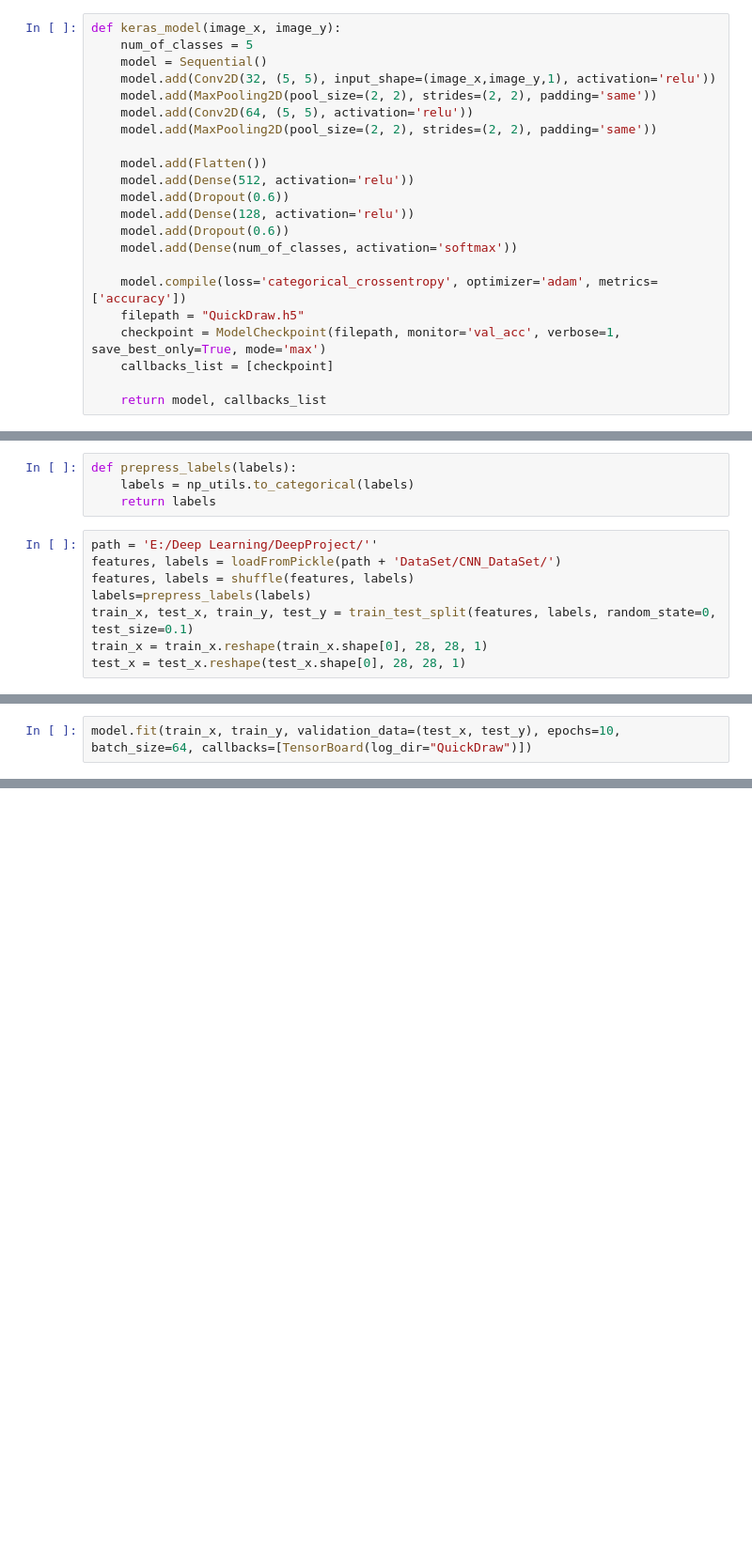
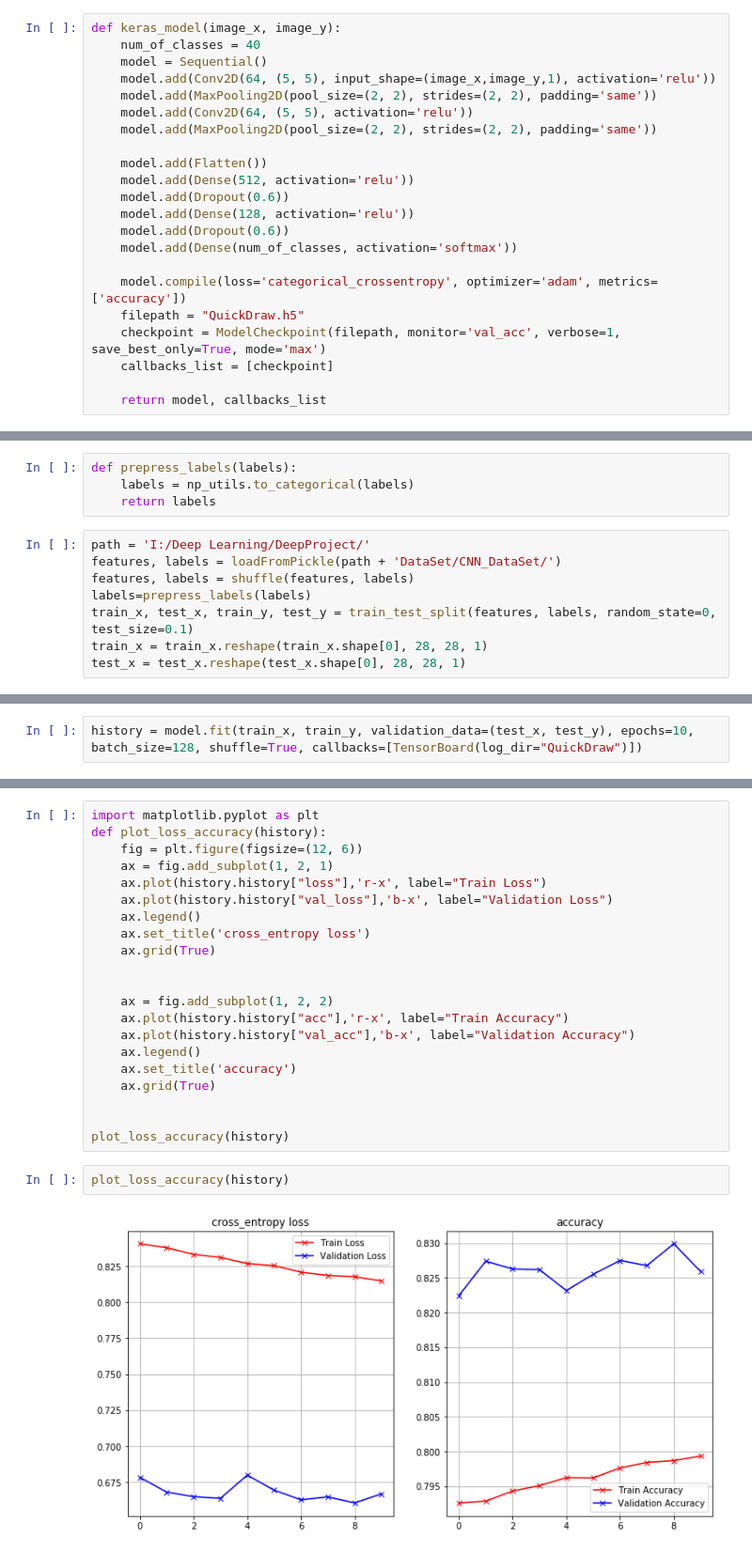
Before and after one commit to Ittikorn-c/DeepProject, a Jupyter notebook: QuickDraw/CNN__image_recognition/trainer.py.ipynb, the cells around one changed output, grey strips where cells are left out. Shown at 94% size. Cells and saved outputs as stored; diff of their text form; blank space fills up the shorter version.

Commit message:
CNN_Multi Model

```diff
--- a/QuickDraw/CNN__image_recognition/trainer.py.ipynb
+++ b/QuickDraw/CNN__image_recognition/trainer.py.ipynb
@@ -14,9 +16,9 @@ from keras.callbacks import TensorBoard
 Using TensorFlow backend.
 # %%
 def keras_model(image_x, image_y):
-    num_of_classes = 5
+    num_of_classes = 40
     model = Sequential()
-    model.add(Conv2D(32, (5, 5), input_shape=(image_x,image_y,1), activation='relu'))
+    model.add(Conv2D(64, (5, 5), input_shape=(image_x,image_y,1), activation='relu'))
     model.add(MaxPooling2D(pool_size=(2, 2), strides=(2, 2), padding='same'))
     model.add(Conv2D(64, (5, 5), activation='relu'))
     model.add(MaxPooling2D(pool_size=(2, 2), strides=(2, 2), padding='same'))
@@ -52,7 +54,7 @@ def prepress_labels(labels):
     labels = np_utils.to_categorical(labels)
     return labels
 # %%
-path = 'E:/Deep Learning/DeepProject/''
+path = 'I:/Deep Learning/DeepProject/'
 features, labels = loadFromPickle(path + 'DataSet/CNN_DataSet/')
 features, labels = shuffle(features, labels)
 labels=prepress_labels(labels)
@@ -81,5 +83,5 @@ Trainable params: 643,205
 Non-trainable params: 0
 _________________________________________________________________
 # %%
-model.fit(train_x, train_y, validation_data=(test_x, test_y), epochs=10, batch_size=64, callbacks=[TensorBoard(log_dir="QuickDraw")])
+history = model.fit(train_x, train_y, validation_data=(test_x, test_y), epochs=10, batch_size=128, shuffle=True, callbacks=[TensorBoard(log_dir="QuickDraw")])
 # %% [output]
@@ -105,0 +107,25 @@ model.save(path + 'QuickDraw/CNN__image_recognition/models/' + 'QuickDraw.h5')
+# %%
+import matplotlib.pyplot as plt
+def plot_loss_accuracy(history):
+    fig = plt.figure(figsize=(12, 6))
+    ax = fig.add_subplot(1, 2, 1)
+    ax.plot(history.history["loss"],'r-x', label="Train Loss")
+    ax.plot(history.history["val_loss"],'b-x', label="Validation Loss")
+    ax.legend()
+    ax.set_title('cross_entropy loss')
+    ax.grid(True)
+
+
+    ax = fig.add_subplot(1, 2, 2)
+    ax.plot(history.history["acc"],'r-x', label="Train Accuracy")
+    ax.plot(history.history["val_acc"],'b-x', label="Validation Accuracy")
+    ax.legend()
+    ax.set_title('accuracy')
+    ax.grid(True)
+
+
+plot_loss_accuracy(history)
+# %%
+plot_loss_accuracy(history)
+# %% [output]
+[figure, added]
```
Also changed, not shown: parts of 10 cells of this notebook, 3 other files.
